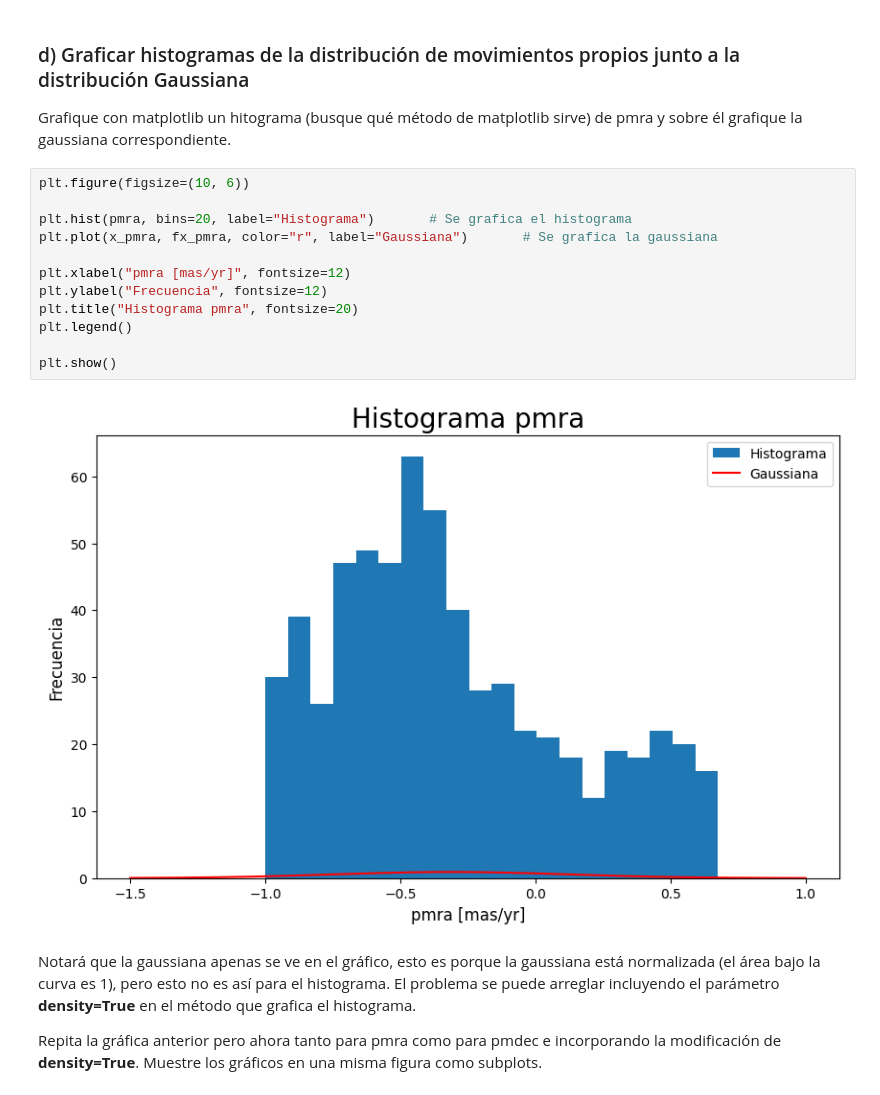
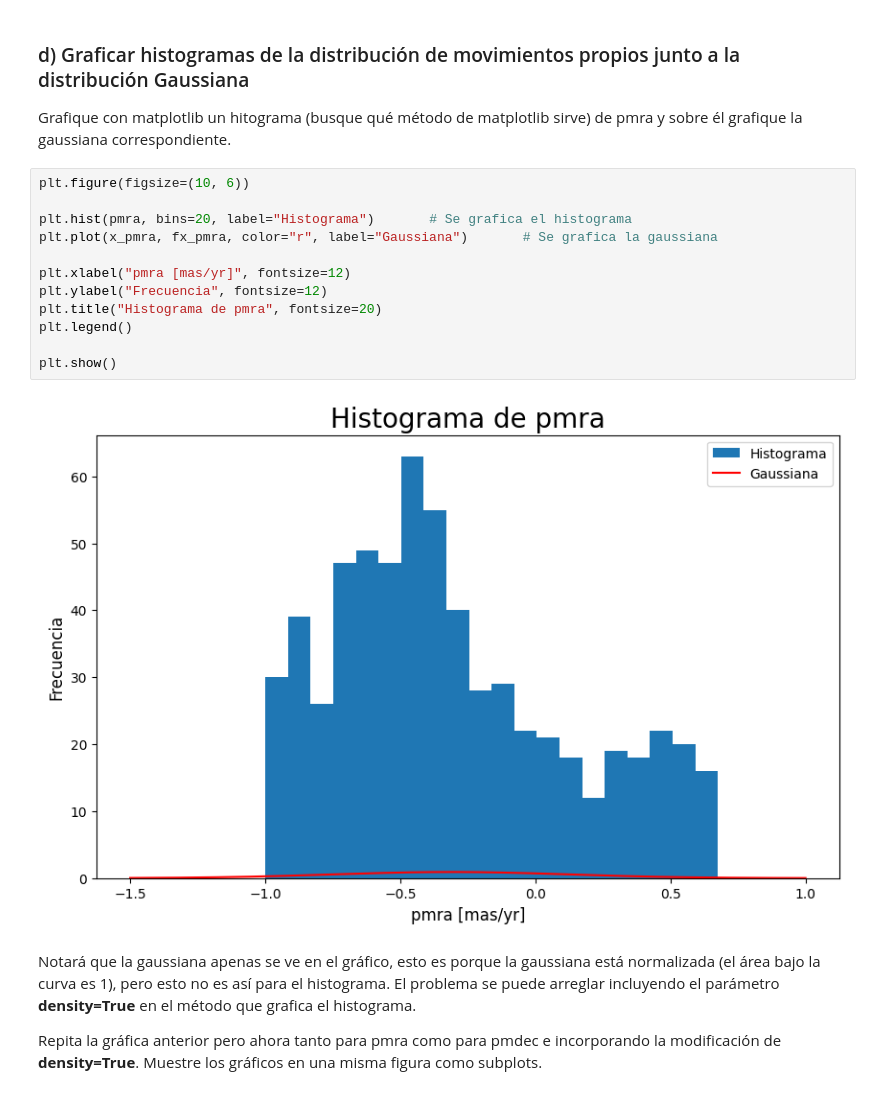
Before and after one commit to Vlxn761/Tarea-2, a Jupyter notebook: Tarea2.ipynb, the cells around one changed output. Cells and saved outputs as stored; diff of their text form.

```diff
--- a/Tarea2.ipynb
+++ b/Tarea2.ipynb
@@ -142,17 +142,17 @@ Grafique con matplotlib un hitograma (busque qué método de matplotlib sirve) d
 # %%
 plt.figure(figsize=(10, 6))
 
 plt.hist(pmra, bins=20, label="Histograma")       # Se grafica el histograma
 plt.plot(x_pmra, fx_pmra, color="r", label="Gaussiana")       # Se grafica la gaussiana
 
 plt.xlabel("pmra [mas/yr]", fontsize=12)
 plt.ylabel("Frecuencia", fontsize=12)
-plt.title("Histograma pmra", fontsize=20)
+plt.title("Histograma de pmra", fontsize=20)
 plt.legend()
 
 plt.show()
 # %% [output]
-[figure, old version]
+[figure, new version]
 # %% [markdown]
 Notará que la gaussiana apenas se ve en el gráfico, esto es porque la gaussiana está normalizada (el área bajo la curva es 1), pero esto no es así para el histograma. El problema se puede arreglar incluyendo el parámetro **density=True** en el método que grafica el histograma.
 
```
Also changed, not shown: parts of 22 cells of this notebook.
